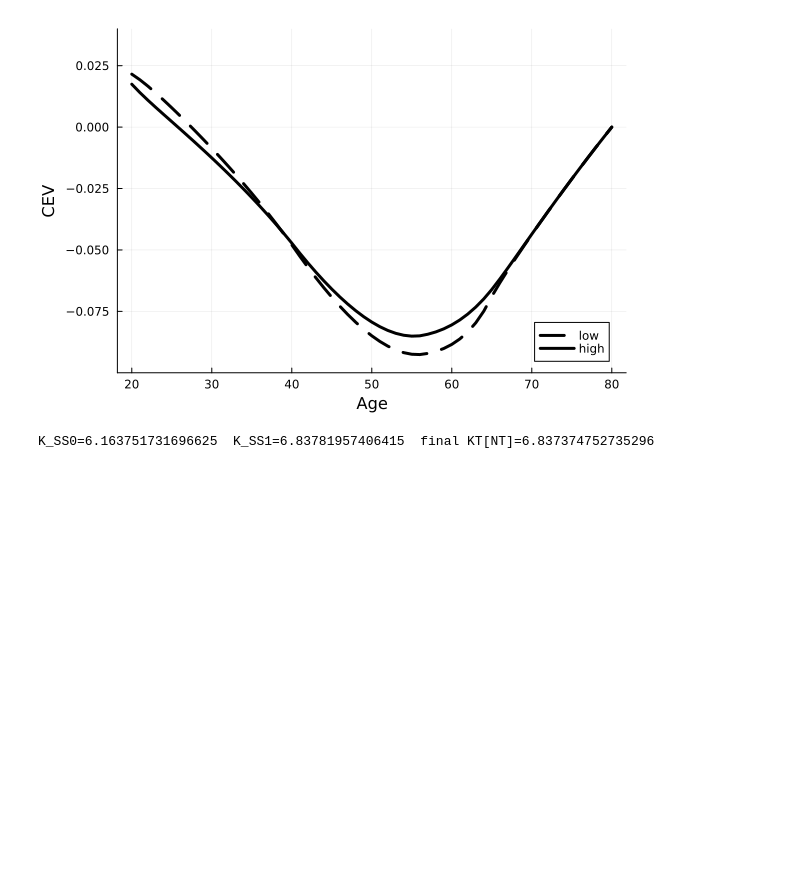
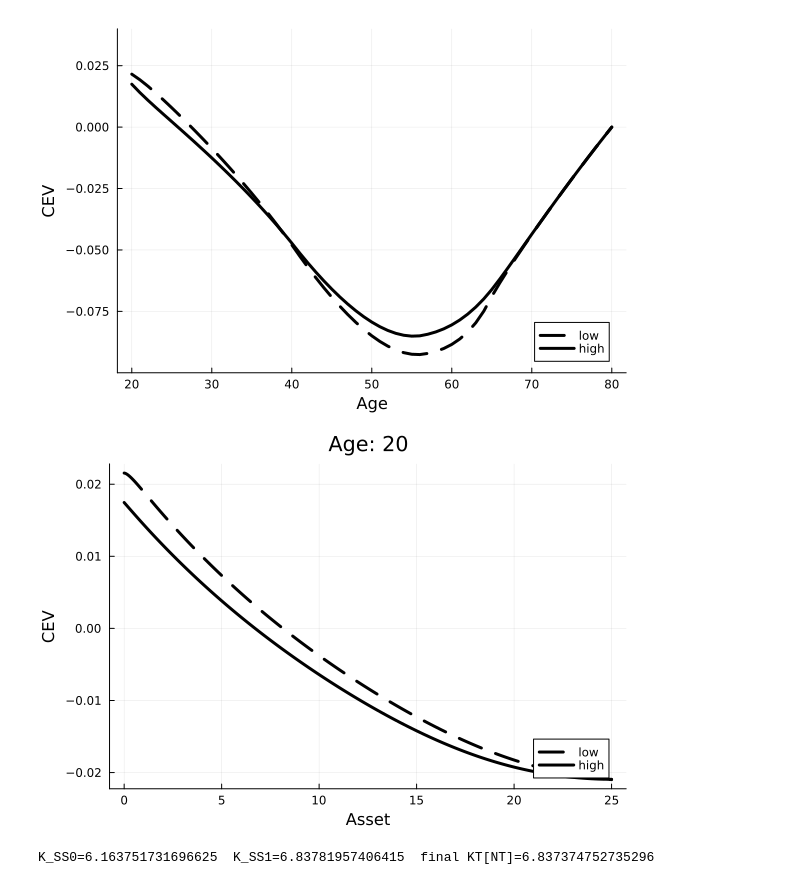
Before and after one commit to mizuhirosuzuki/quant_macro_study_group, a Jupyter notebook: Ch6/run_olg_stochastic.ipynb, the cells around one changed output. Saved outputs shown, nothing was run; the diff lists cells and outputs as text; code cells hidden in the pictures; blank space fills up the shorter version.

```diff
--- a/Ch6/run_olg_stochastic.ipynb
+++ b/Ch6/run_olg_stochastic.ipynb
@@ -254,6 +254,12 @@ plot_welfare_newborn_cohorts(m_ss0, welfTR; outdir = IMGDIR)
 plot_welfare_by_age(m_ss0, welf0_JE; outdir = IMGDIR)
 # %% [output]
 [figure]
+# %%
+jc = 1
+plot_welfare_by_asset(m_ss0, grids, welf0; jc = jc, outdir = IMGDIR)
+title!("Age: $(jc + 19)")
+# %% [output]
+[figure, added]
 # %%
 println("K_SS0=$(K_SS0)  K_SS1=$(K_SS1)  final KT[NT]=$(res_transition.KT0[end])")
 # %% [output]
```
